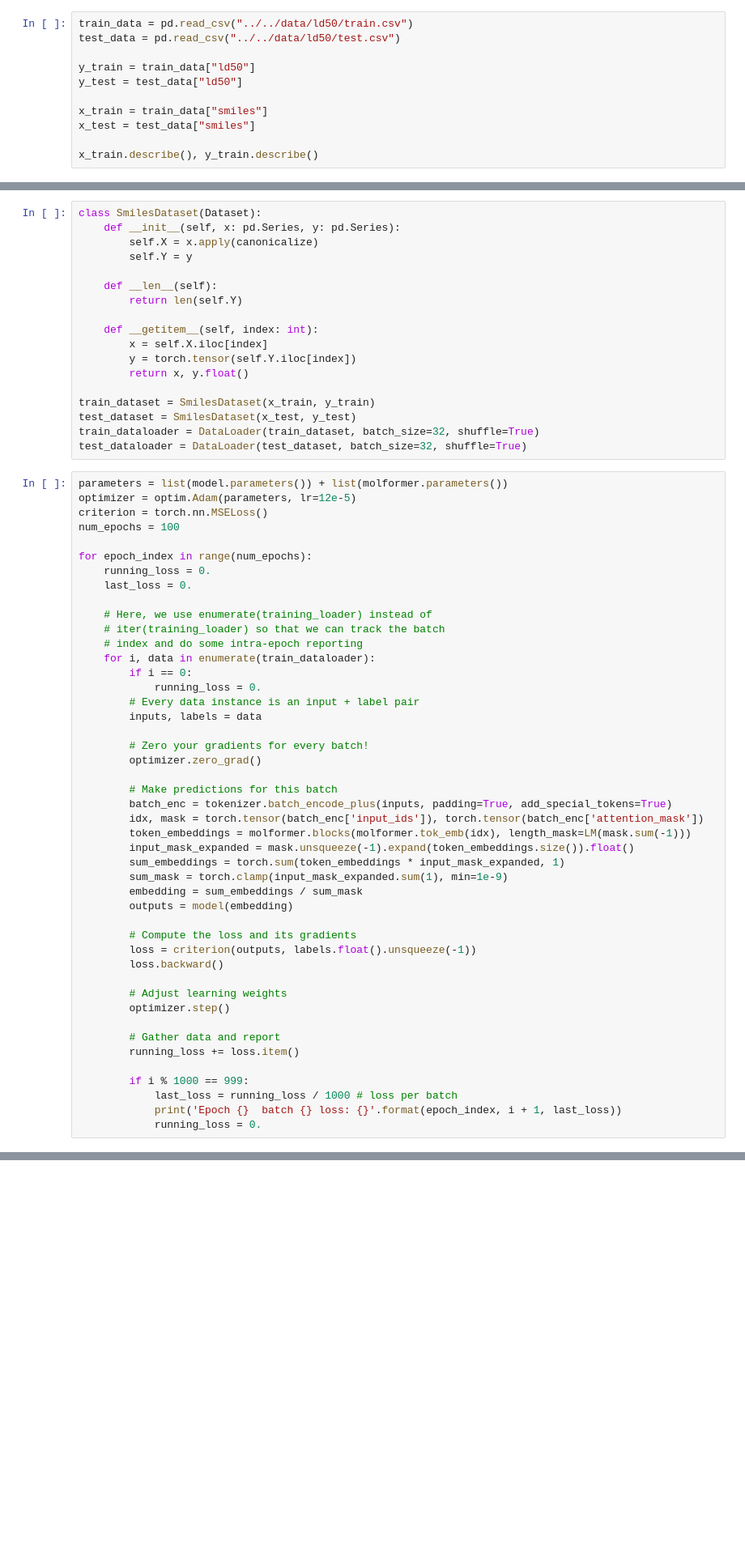
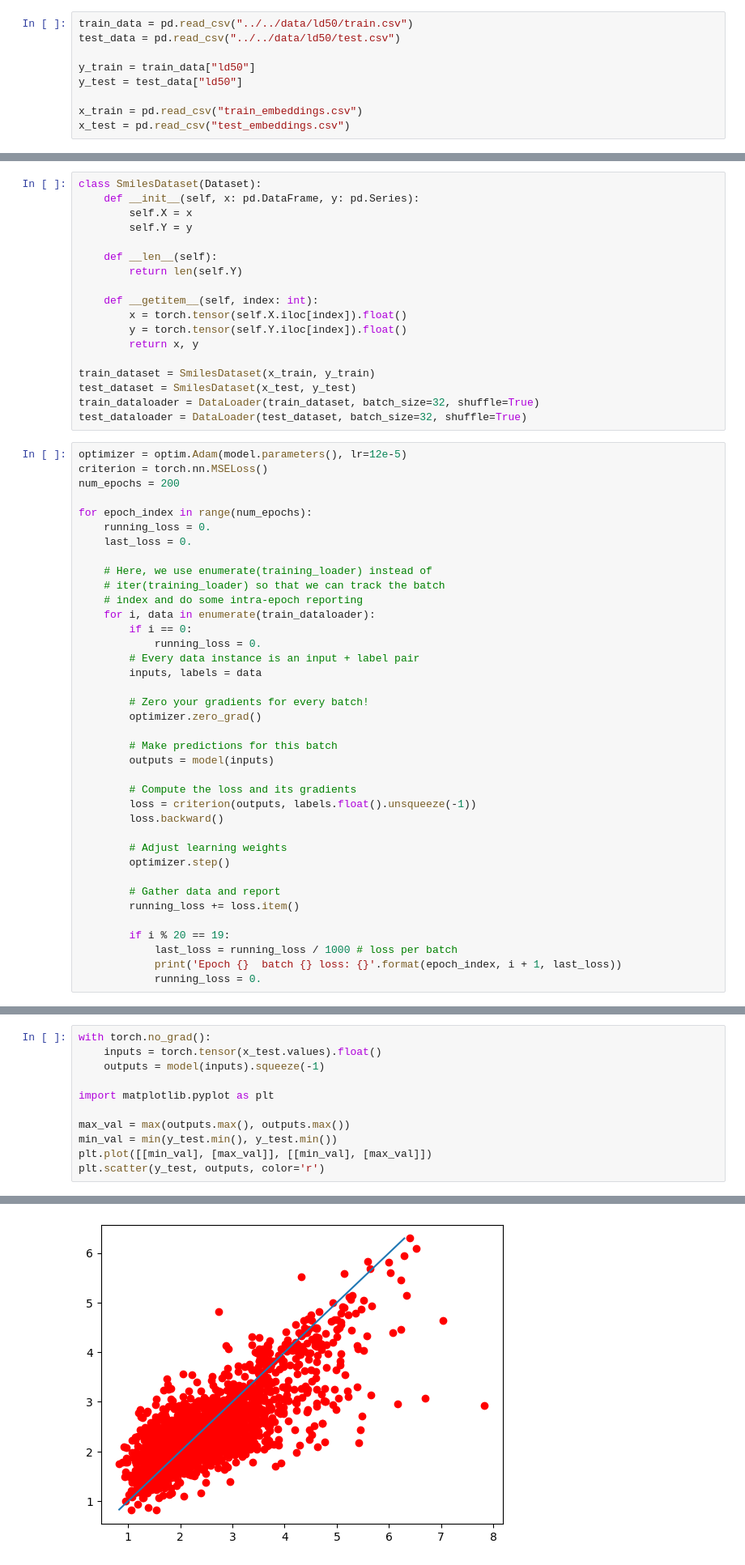
Before and after one commit to LeonardoNNanci/molformer-fine-tune, a Jupyter notebook: notebooks/UFF/nn_regression.ipynb, the cells around one changed output, grey strips where cells are left out. Shown at 81% size. Cells and saved outputs as stored; diff of their text form; blank space fills up the shorter version.

```diff
--- a/notebooks/UFF/nn_regression.ipynb
+++ b/notebooks/UFF/nn_regression.ipynb
@@ -18,10 +18,8 @@ test_data = pd.read_csv("../../data/ld50/test.csv")
 y_train = train_data["ld50"]
 y_test = test_data["ld50"]
 
-x_train = train_data["smiles"]
-x_test = test_data["smiles"]
-
-x_train.describe(), y_train.describe()
+x_train = pd.read_csv("train_embeddings.csv")
+x_test = pd.read_csv("test_embeddings.csv")
 # %% [markdown]
 #### Load model and extend layers
 # %%
@@ -118,27 +125,26 @@ model = torch.nn.Sequential(
 #### Full model training
 # %%
 class SmilesDataset(Dataset):
-    def __init__(self, x: pd.Series, y: pd.Series):
-        self.X = x.apply(canonicalize)
+    def __init__(self, x: pd.DataFrame, y: pd.Series):
+        self.X = x
         self.Y = y
 
     def __len__(self):
         return len(self.Y)
 
     def __getitem__(self, index: int):
-        x = self.X.iloc[index]
-        y = torch.tensor(self.Y.iloc[index])
-        return x, y.float()
+        x = torch.tensor(self.X.iloc[index]).float()
+        y = torch.tensor(self.Y.iloc[index]).float()
+        return x, y
 
 train_dataset = SmilesDataset(x_train, y_train)
 test_dataset = SmilesDataset(x_test, y_test)
 train_dataloader = DataLoader(train_dataset, batch_size=32, shuffle=True)
 test_dataloader = DataLoader(test_dataset, batch_size=32, shuffle=True)
 # %%
-parameters = list(model.parameters()) + list(molformer.parameters())
-optimizer = optim.Adam(parameters, lr=12e-5)
+optimizer = optim.Adam(model.parameters(), lr=12e-5)
 criterion = torch.nn.MSELoss()
-num_epochs = 100
+num_epochs = 200
 
 for epoch_index in range(num_epochs):
     running_loss = 0.
@@ -157,14 +163,7 @@ for epoch_index in range(num_epochs):
         optimizer.zero_grad()
 
         # Make predictions for this batch
-        batch_enc = tokenizer.batch_encode_plus(inputs, padding=True, add_special_tokens=True)
-        idx, mask = torch.tensor(batch_enc['input_ids']), torch.tensor(batch_enc['attention_mask'])
-        token_embeddings = molformer.blocks(molformer.tok_emb(idx), length_mask=LM(mask.sum(-1)))
-        input_mask_expanded = mask.unsqueeze(-1).expand(token_embeddings.size()).float()
-        sum_embeddings = torch.sum(token_embeddings * input_mask_expanded, 1)
-        sum_mask = torch.clamp(input_mask_expanded.sum(1), min=1e-9)
-        embedding = sum_embeddings / sum_mask
-        outputs = model(embedding)
+        outputs = model(inputs)
 
         # Compute the loss and its gradients
         loss = criterion(outputs, labels.float().unsqueeze(-1))
@@ -176,7 +175,7 @@ for epoch_index in range(num_epochs):
         # Gather data and report
         running_loss += loss.item()
 
-        if i % 1000 == 999:
+        if i % 20 == 19:
             last_loss = running_loss / 1000 # loss per batch
             print('Epoch {}  batch {} loss: {}'.format(epoch_index, i + 1, last_loss))
             running_loss = 0.
@@ -184,2 +202,14 @@ for epoch_index in range(num_epochs):
 from datetime import datetime
 torch.save(model.state_dict(), f"nn_model_{datetime.now().isoformat()}")
+# %%
+with torch.no_grad():
+    inputs = torch.tensor(x_test.values).float()
+    outputs = model(inputs).squeeze(-1)
+
+import matplotlib.pyplot as plt
+
+max_val = max(outputs.max(), outputs.max())
+min_val = min(y_test.min(), y_test.min())
+plt.plot([[min_val], [max_val]], [[min_val], [max_val]])
+plt.scatter(y_test, outputs, color='r')
+# %% [output]
@@ -185,0 +217 @@ torch.save(model.state_dict(), f"nn_model_{datetime.now().isoformat()}")
+[figure, added]
```
Also changed, not shown: parts of 5 cells of this notebook.
